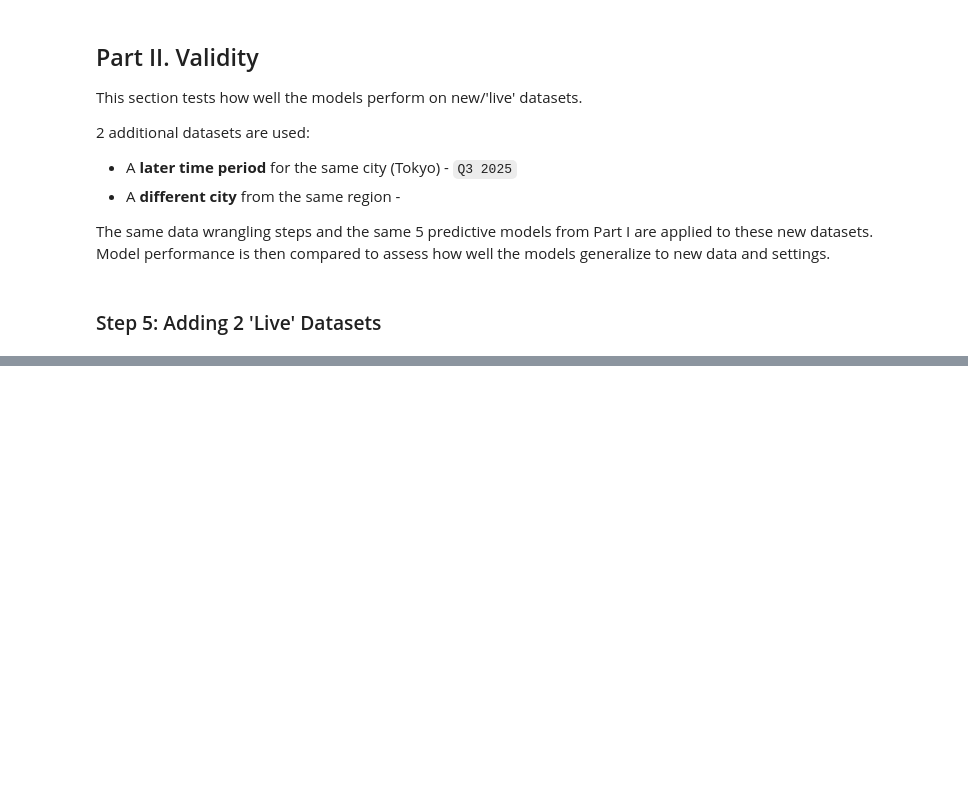
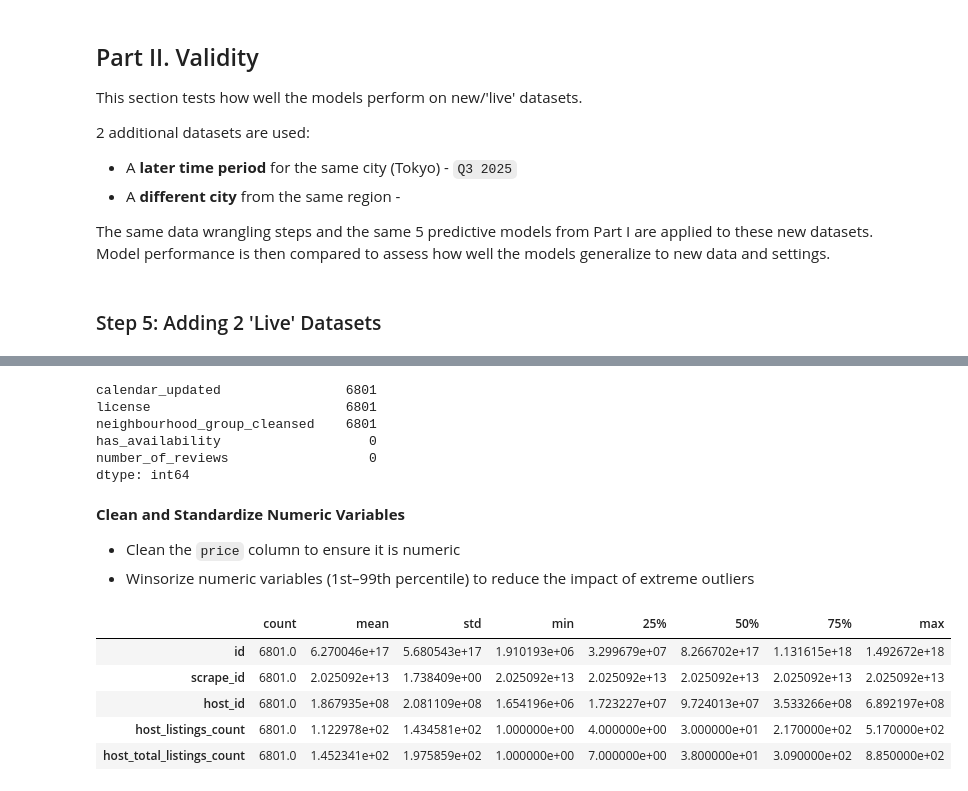
Before and after one commit to zarizachow/Data-Analysis-3, a Jupyter notebook: Assignment-1/chowdhury_zariza_assignment_1_code.ipynb, the cells around one changed output, grey strips where cells are left out. Cells and saved outputs as stored; diff of their text form; code cells hidden in the pictures; blank space fills up the shorter version.

```diff
--- a/Assignment-1/chowdhury_zariza_assignment_1_code.ipynb
+++ b/Assignment-1/chowdhury_zariza_assignment_1_code.ipynb
@@ -875,0 +1171,65 @@ Model performance is then compared to assess how well the models generalize to n
+# %%
+# Handle missing values
+
+# Separate numeric and categorical columns
+numeric_cols = df_hk_latest.select_dtypes(include=[np.number]).columns
+categorical_cols = df_hk_latest.select_dtypes(exclude=[np.number]).columns
+
+# Impute numeric variables with median
+for col in numeric_cols:
+    df_hk_latest[col] = df_hk_latest[col].fillna(df_hk_latest[col].median())
+
+# Impute categorical variables with explicit category
+for col in categorical_cols:
+    df_hk_latest[col] = df_hk_latest[col].fillna("missing")
+
+# Sanity check
+df_hk_latest.isnull().sum().sort_values(ascending=False).head()
+# %% [output]
+calendar_updated                6801
+license                         6801
+neighbourhood_group_cleansed    6801
+has_availability                   0
+number_of_reviews                  0
+dtype: int64
+# %% [markdown]
+**Clean and Standardize Numeric Variables**
+
+- Clean the `price` column to ensure it is numeric
+- Winsorize numeric variables (1st–99th percentile) to reduce the impact of extreme outliers
+# %%
+# Clean and standardize numeric variables
+
+# Fix price variable (it may contain strings or missing)
+df_hk_latest["price"] = df_hk_latest["price"].replace("missing", np.nan)
+
+df_hk_latest["price"] = (
+    df_hk_latest["price"]
+    .astype(str)
+    .str.replace("$", "", regex=False)
+    .str.replace(",", "", regex=False)
+)
+
+df_hk_latest["price"] = pd.to_numeric(df_hk_latest["price"], errors="coerce")
+
+# Impute missing price values with median
+df_hk_latest["price"] = df_hk_latest["price"].fillna(df_hk_latest["price"].median())
+
+# Update numeric columns after cleaning price
+numeric_cols = df_hk_latest.select_dtypes(include=[np.number]).columns
+
+# Cap extreme values (simple winsorization)
+for col in numeric_cols:
+    lower = df_hk_latest[col].quantile(0.01)
+    upper = df_hk_latest[col].quantile(0.99)
+    df_hk_latest[col] = df_hk_latest[col].clip(lower, upper)
+
+# Sanity check
+df_hk_latest[numeric_cols].describe().T.head()
+# %% [output]
+|  | count | mean | std | min | 25% | 50% | 75% | max |
+| id | 6801.0 | 6.270046e+17 | 5.680543e+17 | 1.910193e+06 | 3.299679e+07 | 8.266702e+17 | 1.131615e+18 | 1.492672e+18 |
+| scrape_id | 6801.0 | 2.025092e+13 | 1.738409e+00 | 2.025092e+13 | 2.025092e+13 | 2.025092e+13 | 2.025092e+13 | 2.025092e+13 |
+| host_id | 6801.0 | 1.867935e+08 | 2.081109e+08 | 1.654196e+06 | 1.723227e+07 | 9.724013e+07 | 3.533266e+08 | 6.892197e+08 |
+| host_listings_count | 6801.0 | 1.122978e+02 | 1.434581e+02 | 1.000000e+00 | 4.000000e+00 | 3.000000e+01 | 2.170000e+02 | 5.170000e+02 |
+| host_total_listings_count | 6801.0 | 1.452341e+02 | 1.975859e+02 | 1.000000e+00 | 7.000000e+00 | 3.800000e+01 | 3.090000e+02 | 8.850000e+02 |
```
Also changed, not shown: parts of 65 cells of this notebook, 5 other files.
